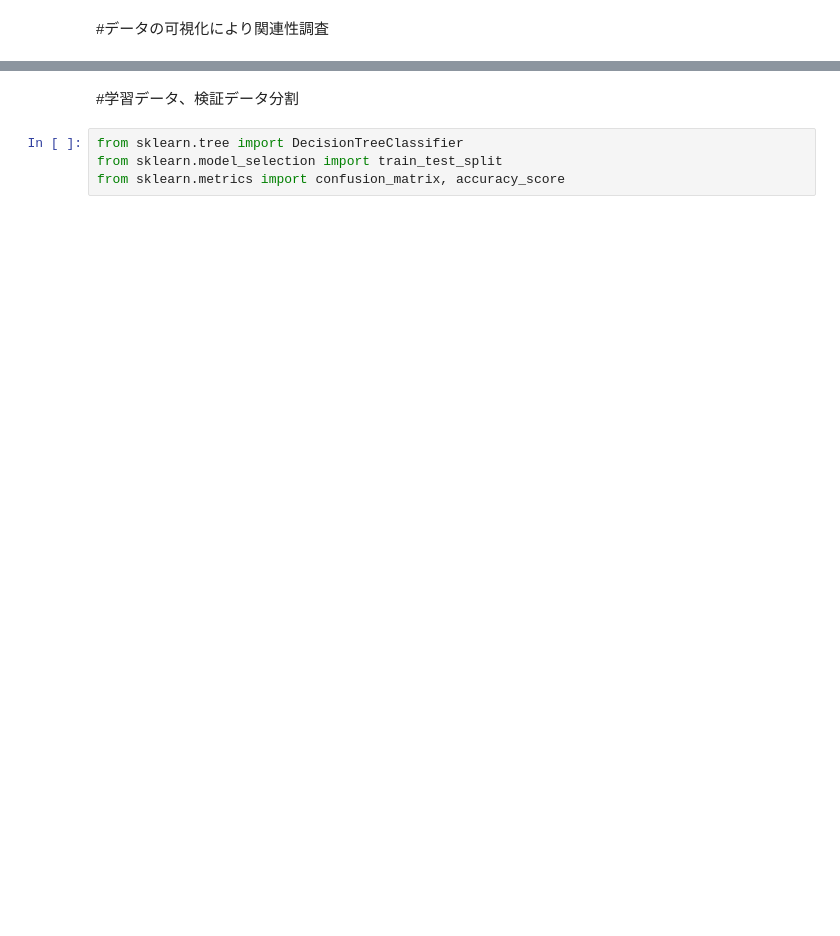
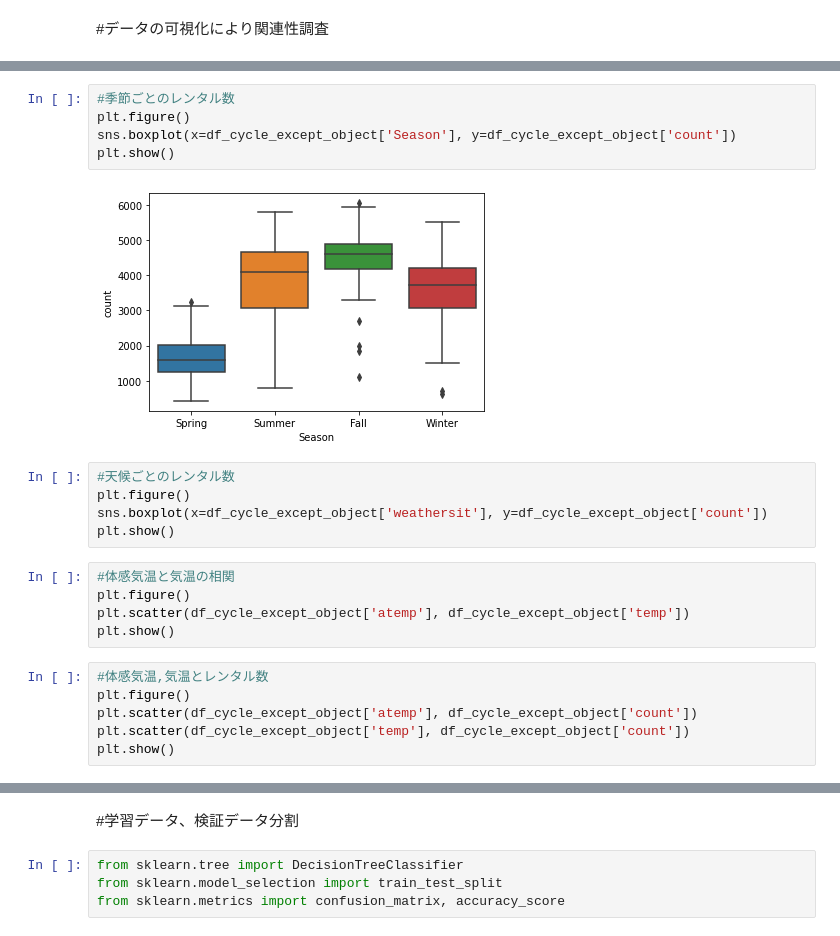
Before and after one commit to kaigitt/GoogleColab, a Jupyter notebook: 【砂川快斗】教師あり学習の演習_editor_ipynb_のコピー.ipynb, the cells around one changed output, grey strips where cells are left out. Saved outputs shown, nothing was run; the diff lists cells and outputs as text; blank space fills up the shorter version.

```diff
--- a/【砂川快斗】教師あり学習の演習_editor_ipynb_のコピー.ipynb
+++ b/【砂川快斗】教師あり学習の演習_editor_ipynb_のコピー.ipynb
@@ -246,0 +183,23 @@ plt.show()
+# %%
+#季節ごとのレンタル数
+plt.figure()
+sns.boxplot(x=df_cycle_except_object['Season'], y=df_cycle_except_object['count'])
+plt.show()
+# %% [output]
+[figure, added]
+# %%
+#天候ごとのレンタル数
+plt.figure()
+sns.boxplot(x=df_cycle_except_object['weathersit'], y=df_cycle_except_object['count'])
+plt.show()
+# %%
+#体感気温と気温の相関
+plt.figure()
+plt.scatter(df_cycle_except_object['atemp'], df_cycle_except_object['temp'])
+plt.show()
+# %%
+#体感気温,気温とレンタル数
+plt.figure()
+plt.scatter(df_cycle_except_object['atemp'], df_cycle_except_object['count'])
+plt.scatter(df_cycle_except_object['temp'], df_cycle_except_object['count'])
+plt.show()
```
Also changed, not shown: parts of 43 cells of this notebook.
